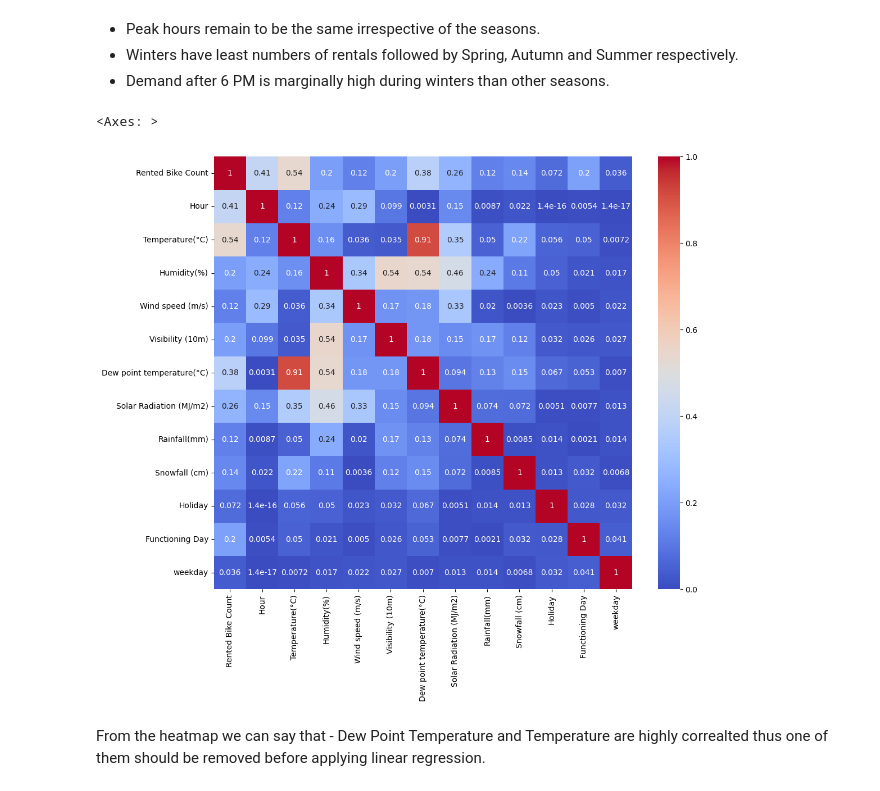
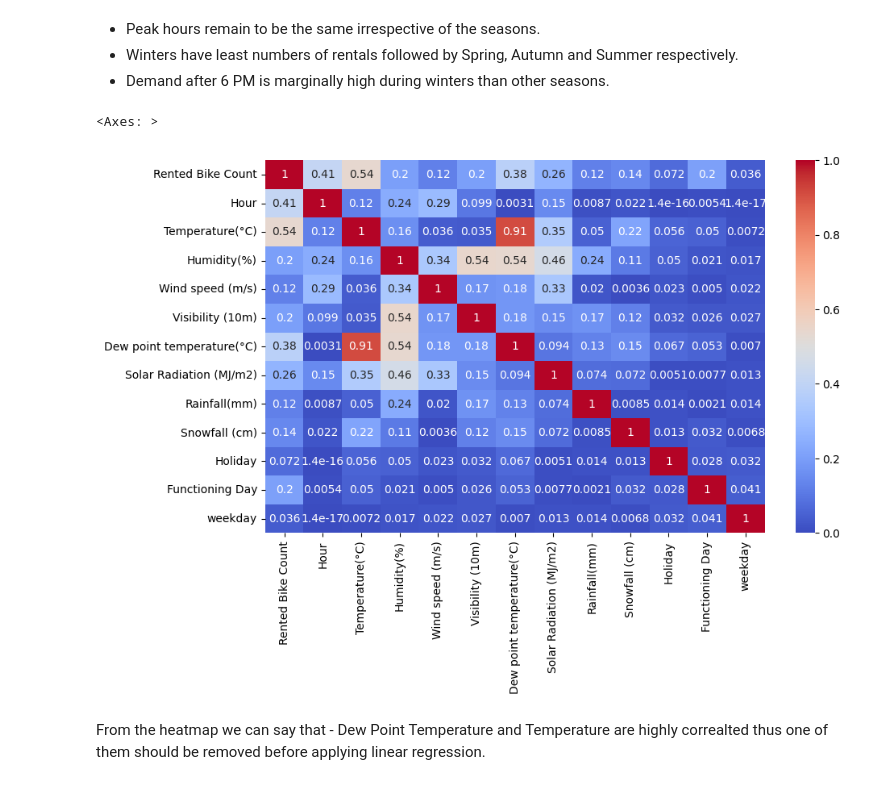
Before and after one commit to PrashantShrivastava1612/Bike-Sharing-Demand-Prediction, a Jupyter notebook: Bike_Sharing_Demand_Prediction.ipynb, the cells around one changed output. Saved outputs shown, nothing was run; the diff lists cells and outputs as text; code cells hidden in the pictures.

```diff
--- a/Bike_Sharing_Demand_Prediction.ipynb
+++ b/Bike_Sharing_Demand_Prediction.ipynb
@@ -567,11 +574,11 @@ Text(0.5, 1.0, 'Hour vs Mean Rented Bike count vs Seasons')
 * Demand after 6 PM is marginally high during winters than other seasons.
 # %%
 # Correlation Heatmap visualization code
-plt.figure(figsize=(12,10))
+plt.figure(figsize=(10,6))
 sns.heatmap(data.corr().abs(), annot=True,cmap='coolwarm')
 # %% [output]
 <Axes: >
-[figure, old version]
+[figure, new version]
 # %% [markdown]
 From the heatmap we can say that -
 Dew Point Temperature and Temperature are highly correalted thus one of them should be removed before applying linear regression.
```
Also changed, not shown: parts of 43 cells of this notebook.
